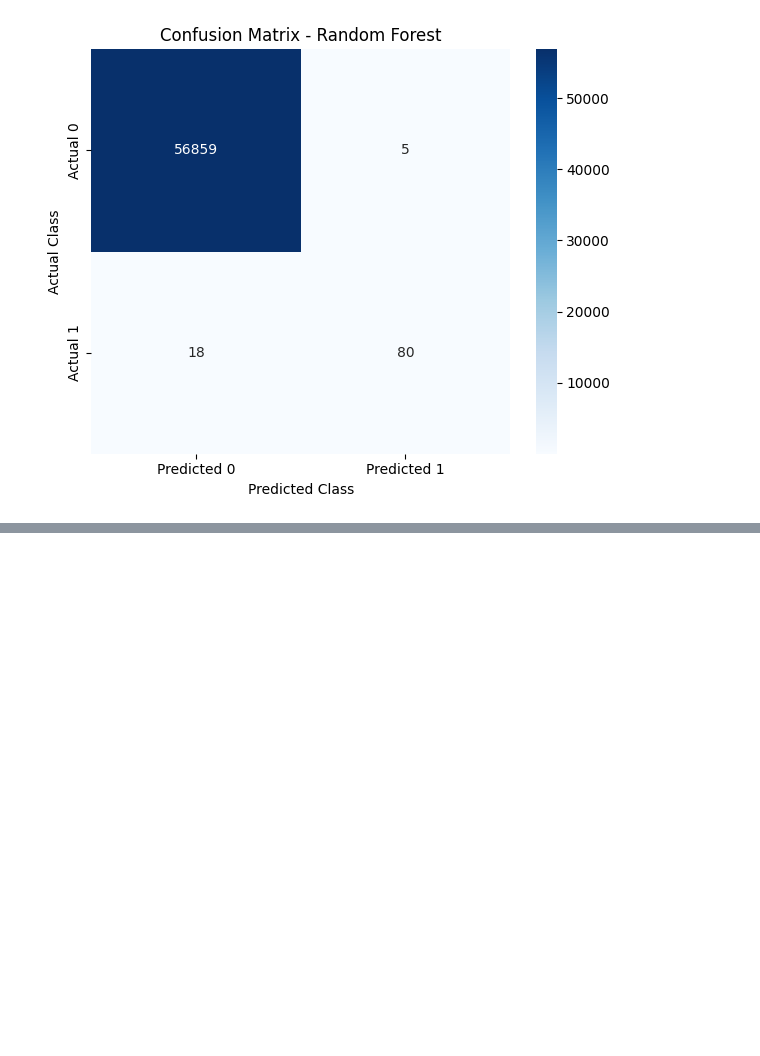
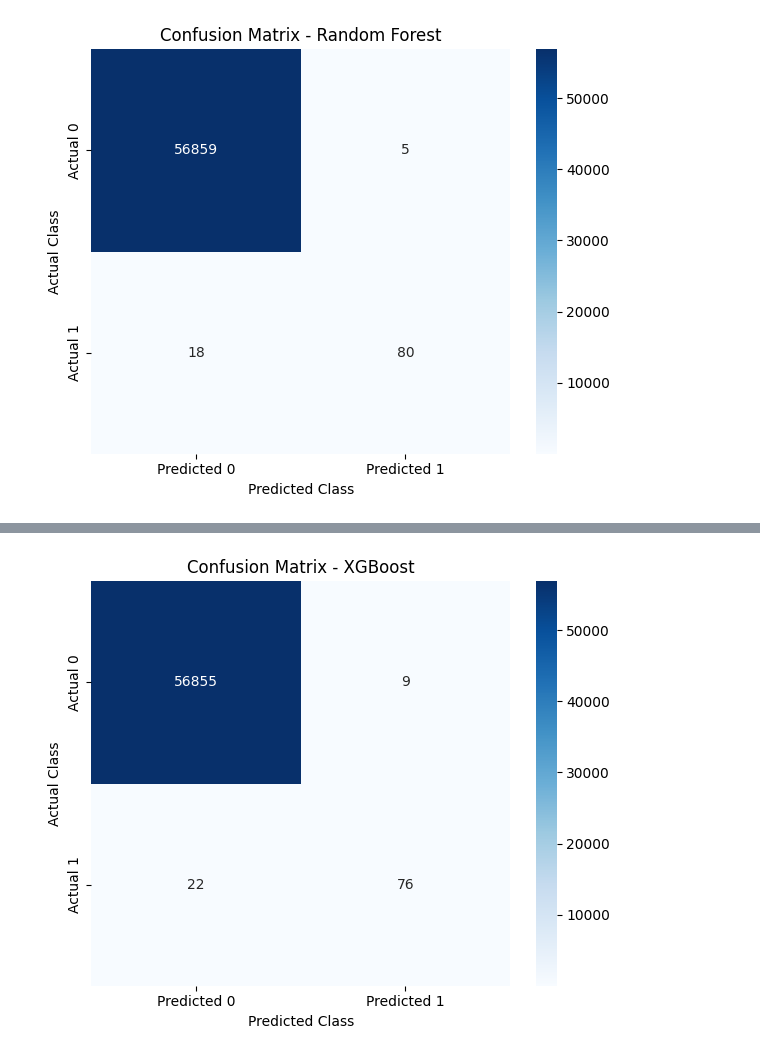
Before and after one commit to lanadanolic/imbalanced-transaction-fraud-detection-with-ensemble-learning, a Jupyter notebook: notebooks/fraud_detection_analysis.ipynb, the cells around one changed output, grey strips where cells are left out. Saved outputs shown, nothing was run; the diff lists cells and outputs as text; code cells hidden in the pictures; blank space fills up the shorter version.

Commit message:
implemented XGBoost

```diff
--- a/notebooks/fraud_detection_analysis.ipynb
+++ b/notebooks/fraud_detection_analysis.ipynb
@@ -455,0 +464,11 @@ model_results["Random Forest"] = rf_metrics
+# %%
+xgb_model = create_xgboost(
+    random_state=SEED
+)
+
+xgb_model.fit(
+    X_train,
+    y_train
+)
+
+print("XGBoost trained successfully.")
@@ -455,0 +477,4 @@ model_results["Random Forest"] = rf_metrics
+# %%
+y_pred_xgb = xgb_model.predict(
+    X_test
+)
@@ -455,0 +502,9 @@ model_results["Random Forest"] = rf_metrics
+# %%
+plot_confusion_matrix(
+    y_test,
+    y_pred_xgb,
+    model_name="XGBoost",
+    save_path=FIGURES_DIR / "xgboost_confusion_matrix.png"
+)
+# %% [output]
+[figure, added]
```
Also changed, not shown: parts of 5 cells of this notebook, 1 other file.
